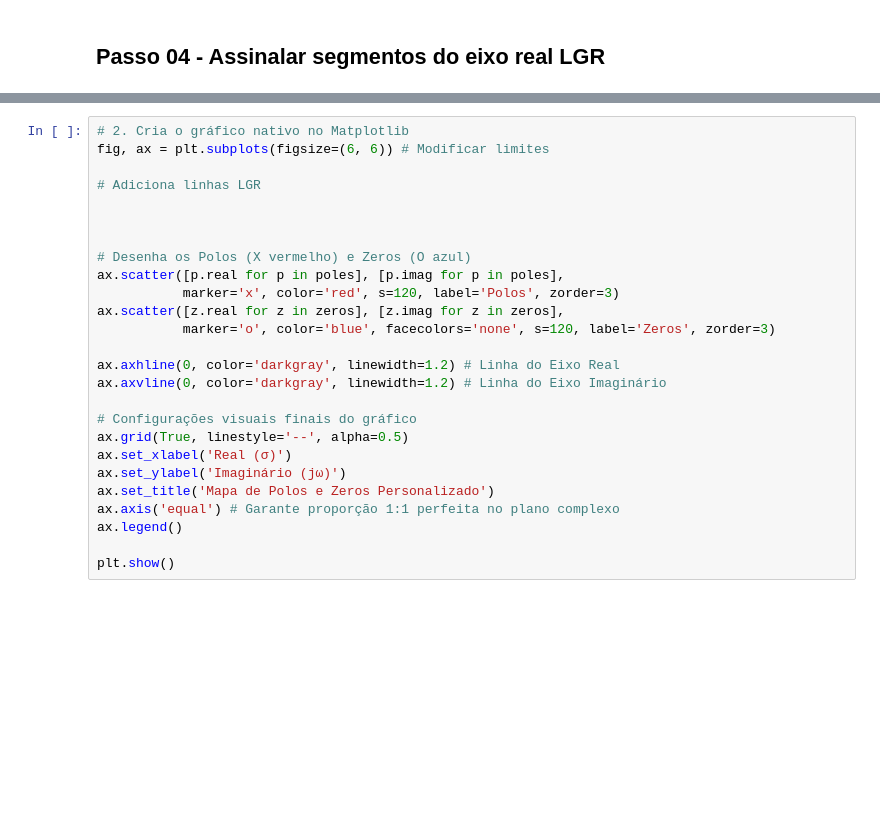
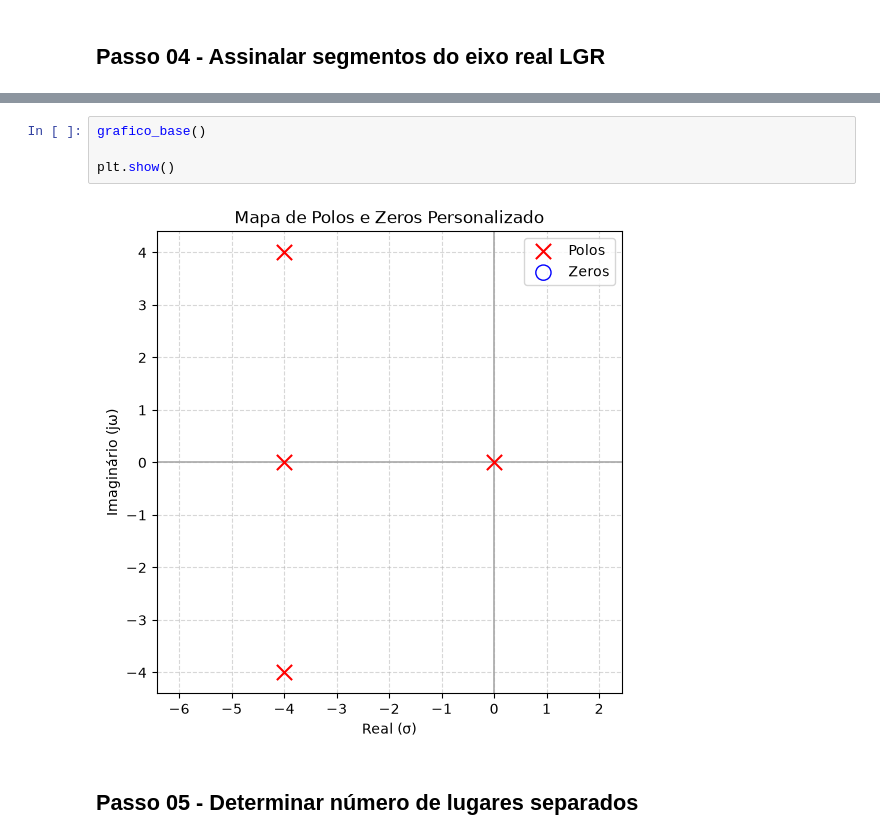
Before and after one commit to HelenaNotFunny/LGR, a Jupyter notebook: grafico.ipynb, the cells around one changed output, grey strips where cells are left out. Drawn from its saved outputs; the diff is of its cells as text; blank space fills up the shorter version.

Commit message:
passo 07

```diff
--- a/grafico.ipynb
+++ b/grafico.ipynb
@@ -129,26 +174,8 @@ plt.show()
 # %%
-# 2. Cria o gráfico nativo no Matplotlib
-fig, ax = plt.subplots(figsize=(6, 6)) # Modificar limites
-
-# Adiciona linhas LGR
-
-
-
-# Desenha os Polos (X vermelho) e Zeros (O azul)
-ax.scatter([p.real for p in poles], [p.imag for p in poles],
-           marker='x', color='red', s=120, label='Polos', zorder=3)
-ax.scatter([z.real for z in zeros], [z.imag for z in zeros],
-           marker='o', color='blue', facecolors='none', s=120, label='Zeros', zorder=3)
-
-ax.axhline(0, color='darkgray', linewidth=1.2) # Linha do Eixo Real
-ax.axvline(0, color='darkgray', linewidth=1.2) # Linha do Eixo Imaginário
-
-# Configurações visuais finais do gráfico
-ax.grid(True, linestyle='--', alpha=0.5)
-ax.set_xlabel('Real (σ)')
-ax.set_ylabel('Imaginário (jω)')
-ax.set_title('Mapa de Polos e Zeros Personalizado')
-ax.axis('equal') # Garante proporção 1:1 perfeita no plano complexo
-ax.legend()
+grafico_base()
 
 plt.show()
+# %% [output]
+[figure, added]
+# %% [markdown]
+## Passo 05 - Determinar número de lugares separados
```
Also changed, not shown: parts of 23 cells of this notebook.
